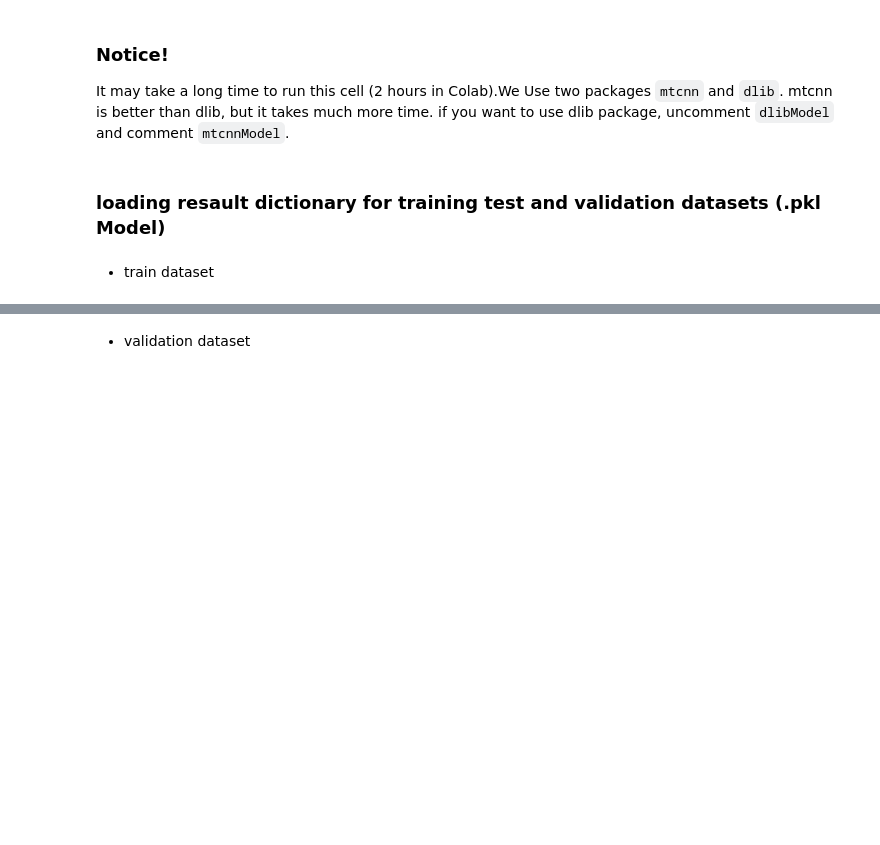
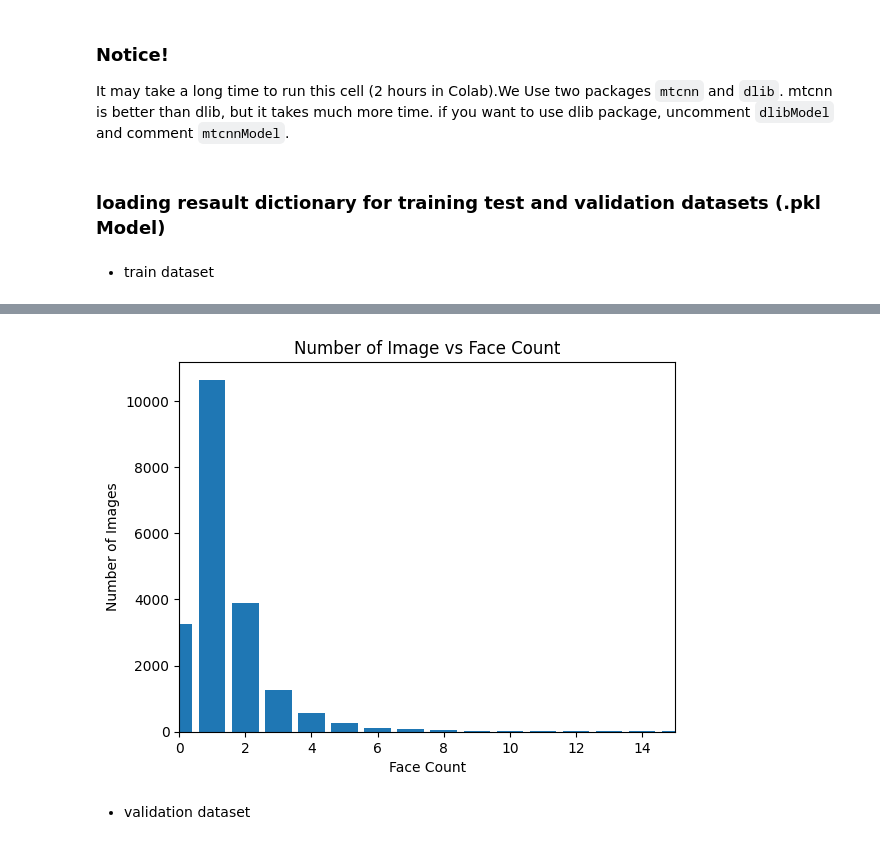
Before and after one commit to abolfazlyarian/deepLearningProject, a Jupyter notebook: phase0.ipynb, the cells around one changed output, grey strips where cells are left out. Saved outputs shown, nothing was run; the diff lists cells and outputs as text; code cells hidden in the pictures; blank space fills up the shorter version.

```diff
--- a/phase0.ipynb
+++ b/phase0.ipynb
@@ -236,14 +248,17 @@ print(f"Standard Deviation: {face_count_std}")
 # %%
 facelist = []
 x = set(face_count_dict.values())
 for i in x:
     facelist.append(sum(1 for v in face_count_dict.values() if v == i))
 
 plt.bar(list(x), facelist)
 plt.title('Number of Image vs Face Count')
 plt.ylabel('Number of Images')
 plt.xlabel('Face Count')
+plt.xlim((0,15))
 plt.show()
+# %% [output]
+[figure, added]
 # %% [markdown]
 * validation dataset
 # %%
```
Also changed, not shown: parts of 18 cells of this notebook, 4 other files.
